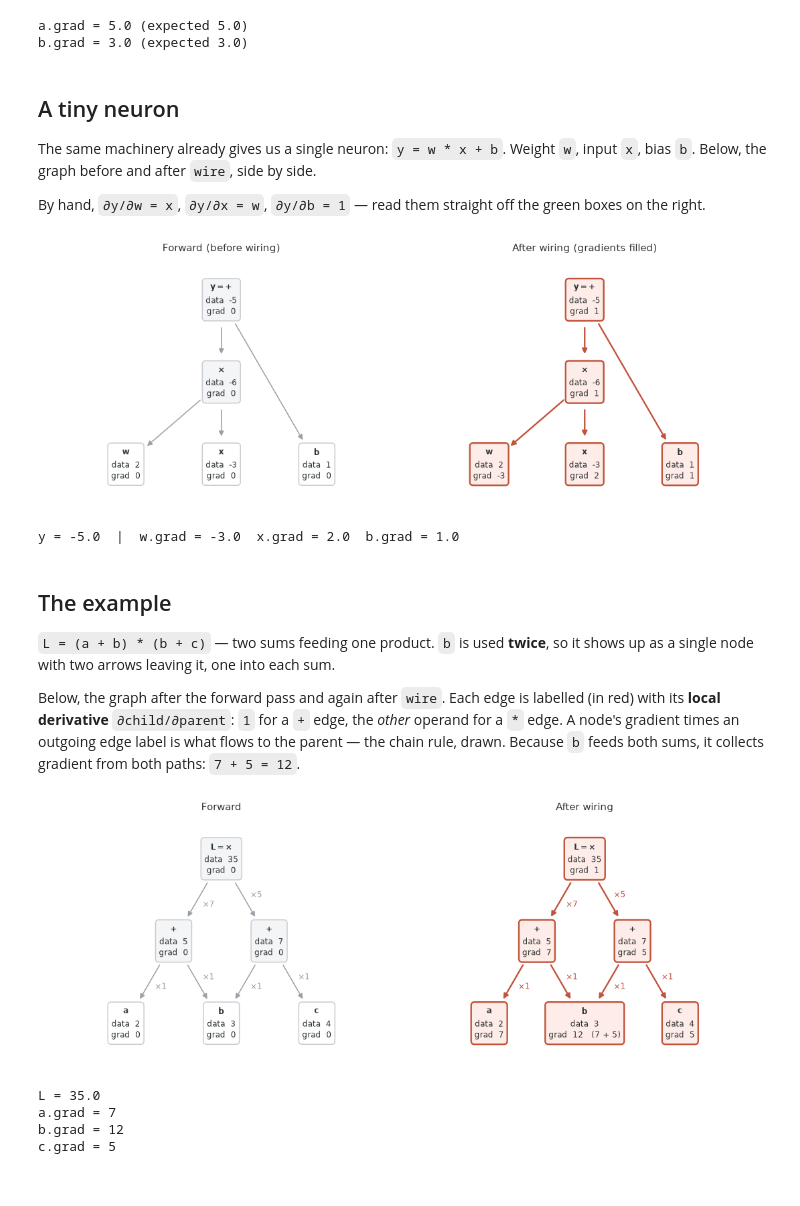
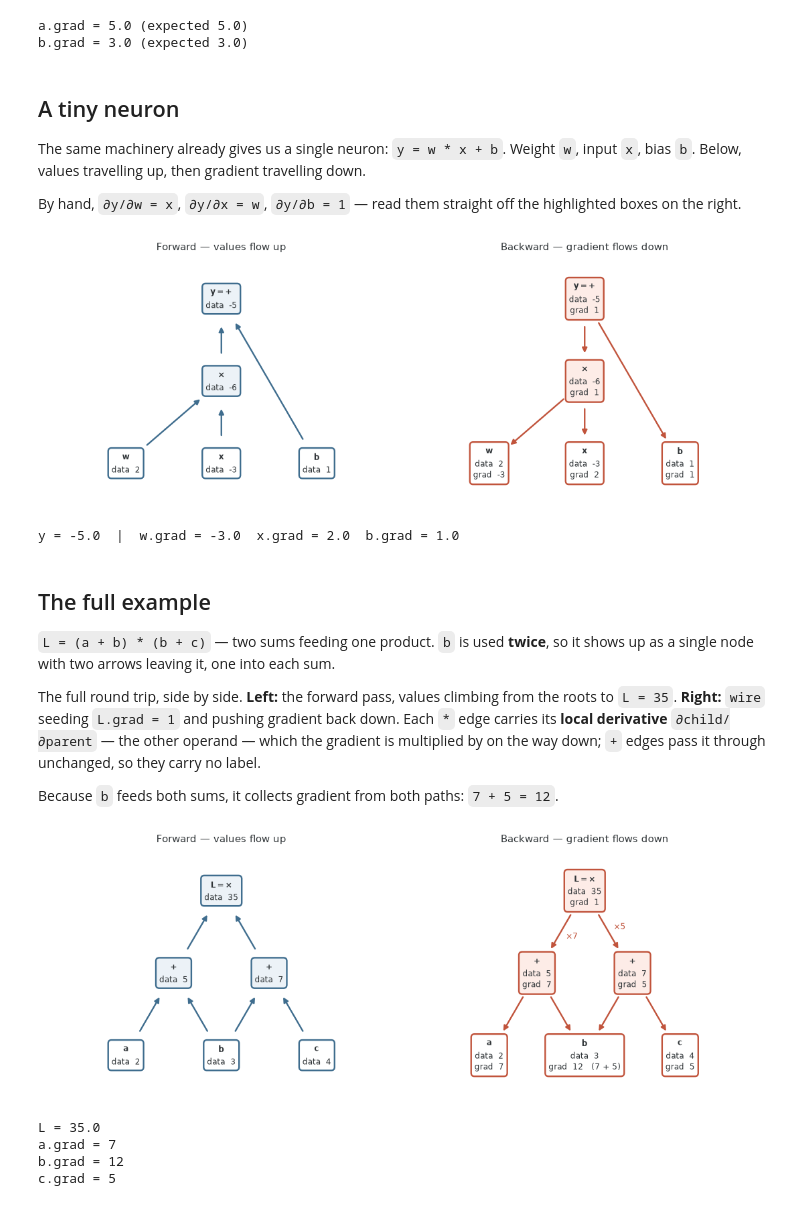
Before and after one commit to menicacci/bonsaigrad, a Jupyter notebook: notebooks/01_leaf.ipynb, the cells around one changed output. Saved outputs shown, nothing was run; the diff lists cells and outputs as text; code cells hidden in the pictures.

```diff
--- a/notebooks/01_leaf.ipynb
+++ b/notebooks/01_leaf.ipynb
@@ -219,50 +237,52 @@ b.grad = 3.0 (expected 3.0)
 ## A tiny neuron
 
 The same machinery already gives us a single neuron: `y = w * x + b`. Weight `w`,
-input `x`, bias `b`. Below, the graph before and after `wire`, side by side.
+input `x`, bias `b`. Below, values travelling up, then gradient travelling down.
 
-By hand, `∂y/∂w = x`, `∂y/∂x = w`, `∂y/∂b = 1` — read them straight off the green
-boxes on the right.
+By hand, `∂y/∂w = x`, `∂y/∂x = w`, `∂y/∂b = 1` — read them straight off the
+highlighted boxes on the right.
 # %%
 w, x, b = Leaf(2.0), Leaf(-3.0), Leaf(1.0)
 y = w * x + b
 names = {id(w): "w", id(x): "x", id(b): "b", id(y): "y"}
 
 fig, (ax1, ax2) = plt.subplots(1, 2, figsize=(11, 4.2))
-draw_graph(y, names, ax=ax1, title="Forward (before wiring)")
+draw_graph(y, names, ax=ax1, title="Forward — values flow up", flow="up")
 y.wire()
-draw_graph(y, names, ax=ax2, title="After wiring (gradients filled)")
+draw_graph(y, names, ax=ax2, title="Backward — gradient flows down")
 plt.tight_layout()
 plt.show()
 
 print(f"y = {y.data.item()}  |  w.grad = {w.grad.item()}  x.grad = {x.grad.item()}  b.grad = {b.grad.item()}")
 # %% [output]
-[figure, old version]
+[figure, new version]
 y = -5.0  |  w.grad = -3.0  x.grad = 2.0  b.grad = 1.0
 # %% [markdown]
-## The example
+## The full example
 
 `L = (a + b) * (b + c)` — two sums feeding one product. `b` is used **twice**, so it shows up as a single node with two arrows leaving it, one into each sum.
 
-Below, the graph after the forward pass and again after `wire`. Each edge is labelled (in red) with its **local derivative** `∂child/∂parent`: `1` for a `+` edge, the *other* operand for a `*` edge. A node's gradient times an outgoing edge label is what flows to the parent — the chain rule, drawn. Because `b` feeds both sums, it collects gradient from both paths: `7 + 5 = 12`.
+The full round trip, side by side. **Left:** the forward pass, values climbing from the roots to `L = 35`. **Right:** `wire` seeding `L.grad = 1` and pushing gradient back down. Each `*` edge carries its **local derivative** `∂child/∂parent` — the other operand — which the gradient is multiplied by on the way down; `+` edges pass it through unchanged, so they carry no label.
+
+Because `b` feeds both sums, it collects gradient from both paths: `7 + 5 = 12`.
 # %%
 a, b, c = Leaf(2.0), Leaf(3.0), Leaf(4.0)
 L = (a + b) * (b + c)
 
 names = {id(a): "a", id(b): "b", id(c): "c", id(L): "L"}
 
 fig, (ax1, ax2) = plt.subplots(1, 2, figsize=(11, 4.2))
-draw_graph(L, names, ax=ax1, title="Forward", edge_labels=True)
+draw_graph(L, names, ax=ax1, title="Forward — values flow up", flow="up")
 L.wire()
-draw_graph(L, names, ax=ax2, title="After wiring", edge_labels=True)
+draw_graph(L, names, ax=ax2, title="Backward — gradient flows down", edge_labels=True)
 plt.tight_layout()
 plt.show()
 
 print("L =", L.data.item())
 for name, leaf in zip("abc", (a, b, c)):
     print(f"{name}.grad = {leaf.grad.item():.0f}")
 # %% [output]
-[figure, old version]
+[figure, new version]
 L = 35.0
 a.grad = 7
 b.grad = 12
```
Also changed, not shown: parts of 4 cells of this notebook.
